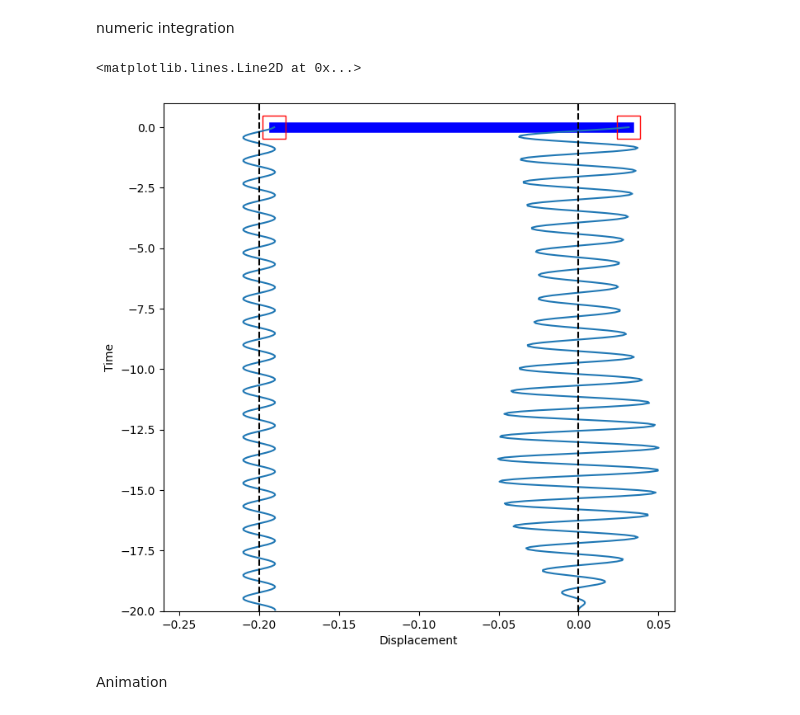
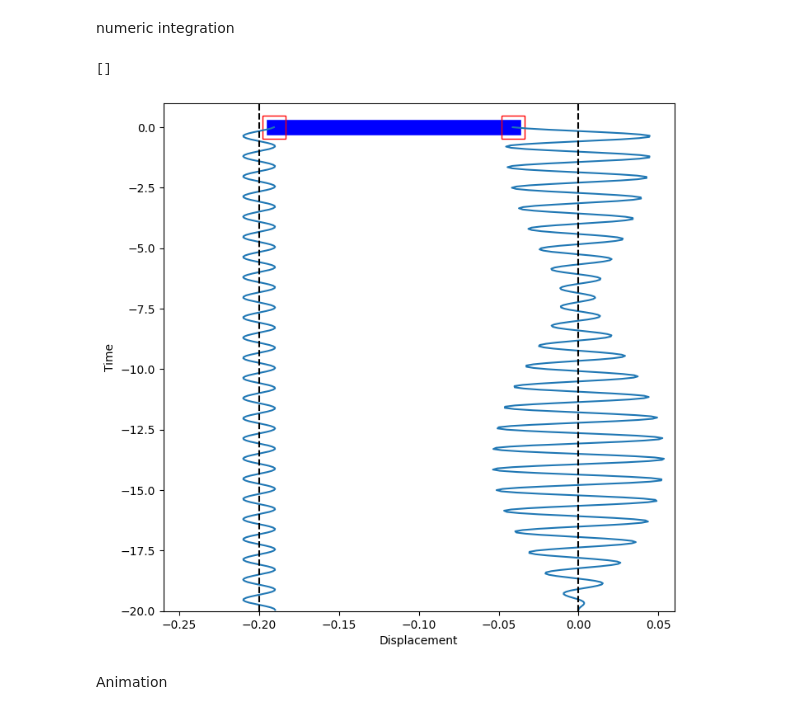
Before and after one commit to evgeny-kolonsky/Lab3_Coupled_Oscillator, a Jupyter notebook: Lab3_Weakly_dumped_forced_oscillator.ipynb, the cells around one changed output. Drawn from its saved outputs; the diff is of its cells as text; code cells hidden in the pictures.

```diff
--- a/Lab3_Weakly_dumped_forced_oscillator.ipynb
+++ b/Lab3_Weakly_dumped_forced_oscillator.ipynb
@@ -36,13 +36,13 @@ k = k1 + k2 # total elastic coefficient
 # oscillator mass
 m = 217e-3 # kg
 # Quality
-tau = 5 #s viscous friction parameter
+tau = 15 #s viscous friction parameter
 # natural frequency
 w0 = np.sqrt(k / m) # natural frequency
 f0 = w0 / (2 * np.pi) # natural frequency in Hz
 
 # external force
-f = 1.05 # Hz
+f = 1.2 # Hz
 w = 2 * np.pi * f #angular frequency
 eta0 = 1e-2 # external force amplitude
 
@@ -93,41 +92,43 @@ vx = np.zeros(N)
 xa = eta0 * np.cos(w * t) - k1_length
 
 # integrate equations of motion using rk4;
 # X is a vector that contains the positions and velocities being integrated
 X = np.array([x0, vx0])
 
 for i in range(N):
     x[i] = X[0]
     vx[i] = X[1]
     # update the vector X to the next time step
     X = rk4(i*dt, X, dXdt, dt)
 
 # Plot
 fig, ax = plt.subplots(1,1, figsize=(8,8))
 
 spring, = ax.plot([], [], lw=10,c="blue",ls="-",ms=20,marker="s",
                   mfc="r",fillstyle="none",mec="r",markevery=1)
 timeline_x = Line2D([], [])
 timeline_xa = Line2D([], [])
 ax.add_line(timeline_x)
 ax.add_line(timeline_xa)
 time_template = '\nTime = %.1fs'
 time_text = ax.text(0.2, 0.9, '', transform=ax.transAxes)
+ax.set_xlim(-k1_length - sensor_width/2 ,  sensor_width/2)
+ax.set_ylim(-Tmax, 1)
+ax.set_xlabel('Displacement')
+ax.set_ylabel('Time')
+ax.axvline(x=-k1_length, color='k', linestyle='--')
+ax.axvline(x=0, color='k', linestyle='--')
+
 spring.set_data([x[-1],xa[-1]], [0,0])
 elastic_extension = (x[-1] - xa[-1]) / k1_length
 spring.set_linewidth(10 / elastic_extension)
 timeline_x.set_data(x, t - t[-1])
 timeline_xa.set_data(xa, t - t[-1])
 
-ax.set_xlim(-k1_length - sensor_width/2 ,  sensor_width/2)
-ax.set_ylim(-Tmax, 1)
-ax.set_xlabel('Displacement')
-ax.set_ylabel('Time')
-ax.axvline(x=-k1_length, color='k', linestyle='--')
-ax.axvline(x=0, color='k', linestyle='--')
+ax.plot()
 # %% [output]
-<matplotlib.lines.Line2D at 0x...>
+[]
-[figure, old version]
+[figure, new version]
 # %% [markdown]
 Animation
 # %%
```
Also changed, not shown: parts of 7 cells of this notebook.
